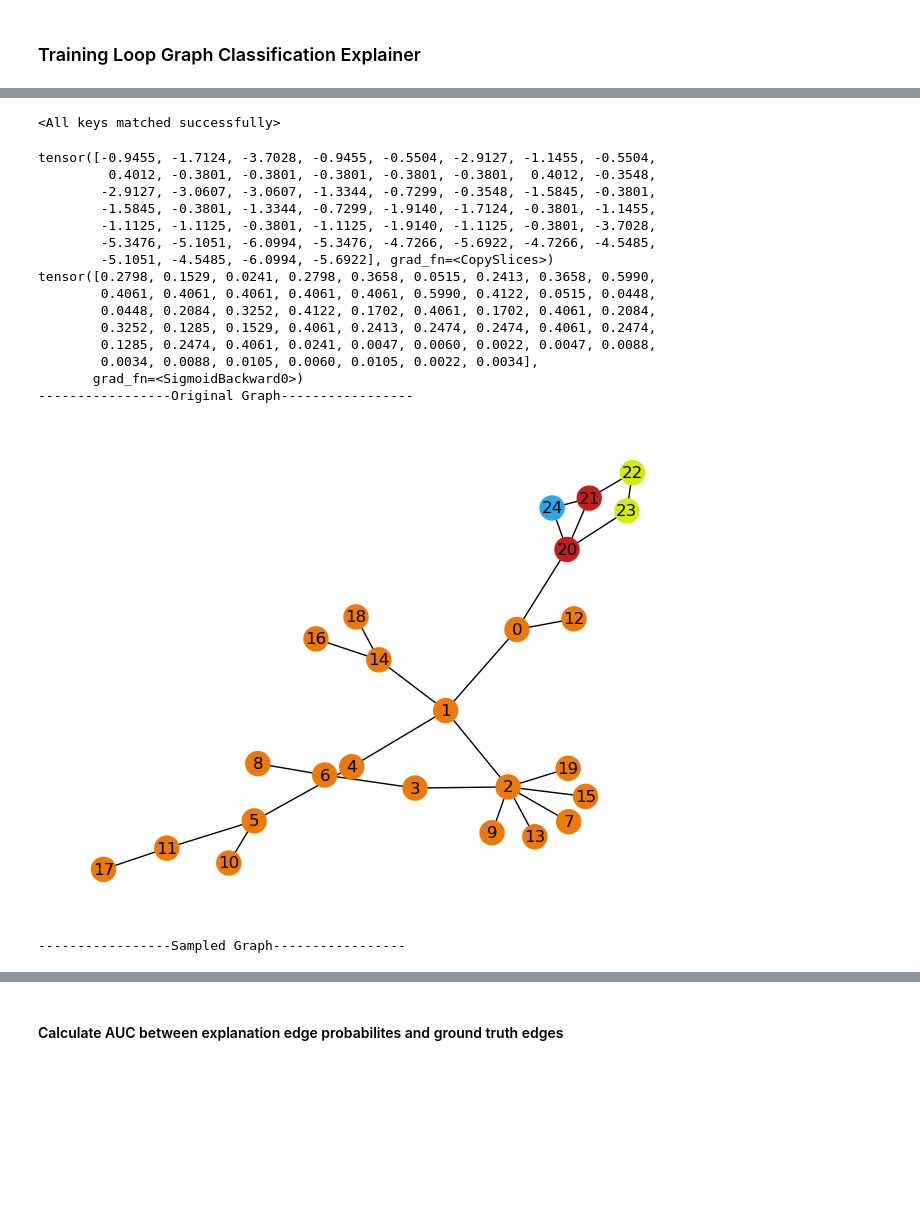
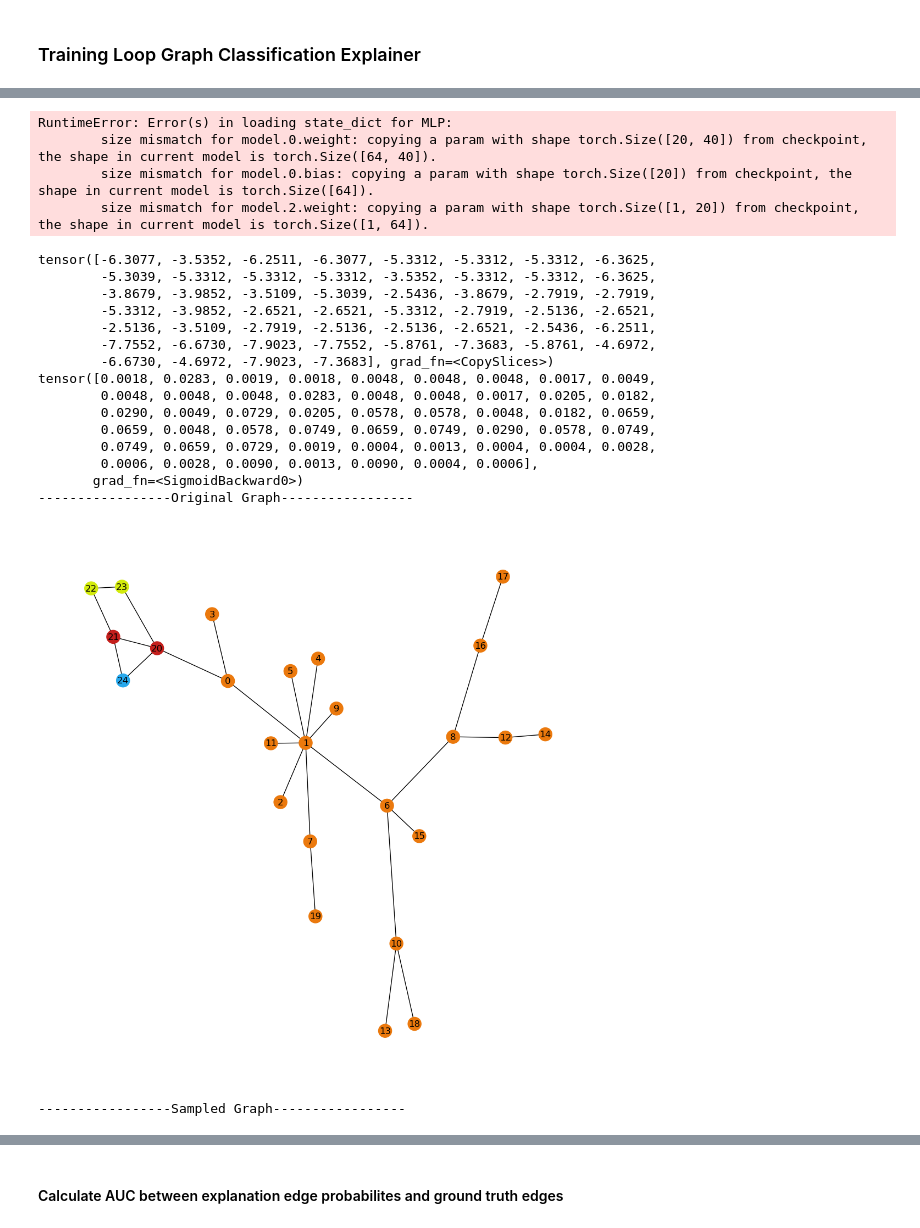
Before and after one commit to TrstnSch/BT-ML-PGESAT, a Jupyter notebook: code/PGExplainer/train_explainer_BA2Motif.ipynb, the cells around one changed output, grey strips where cells are left out. Cells and saved outputs as stored; diff of their text form; code cells hidden in the pictures; blank space fills up the shorter version.

```diff
--- a/code/PGExplainer/train_explainer_BA2Motif.ipynb
+++ b/code/PGExplainer/train_explainer_BA2Motif.ipynb
@@ -28,7 +29,7 @@ importlib.reload(evaluation)
 # %% [markdown]
 ### Parameters Explainer
 # %%
-batch_size = 32
+batch_size = 16
 sampled_graphs = 20
 
 learning_rate_mlp = 0.003       #Paper: 0.003,
@@ -163,12 +205,15 @@ torch.save(mlp.state_dict(), f"models/compare/explainerBA2Motif_weightsCombined_
 # %%
-mlp = networks.MLP(features = 40)     # Adjust according to data and task
+mlp = explainer.MLP(GraphTask=True)     # Adjust according to data and task
 mlp.load_state_dict(torch.load("models/explainerBA2Motif_sequential_batched64", weights_only=True))
 # %% [output]
-<All keys matched successfully>
+RuntimeError: Error(s) in loading state_dict for MLP:
+        size mismatch for model.0.weight: copying a param with shape torch.Size([20, 40]) from checkpoint, the shape in current model is torch.Size([64, 40]).
+        size mismatch for model.0.bias: copying a param with shape torch.Size([20]) from checkpoint, the shape in current model is torch.Size([64]).
+        size mismatch for model.2.weight: copying a param with shape torch.Size([1, 20]) from checkpoint, the shape in current model is torch.Size([1, 64]).
 # %%
 k = 5
 
-data1 = test_dataset[31]
+data1 = test_dataset[32]
 
 printLoader = DataLoader([data1], 1, False)
 # %%
@@ -178,48 +223,50 @@ modelGraphGNN.eval()
 w_ij = mlp.forward(modelGraphGNN, data1.x, data1.edge_index)
 
 print(w_ij)
 
 edge_ij = mlp.sampleGraph(w_ij, temperature)
 print(edge_ij)
 
-_, top_k_indices = torch.topk(edge_ij, k=k*2, largest=False)
+_, top_k_indices = torch.topk(edge_ij, k=k*2, largest=True)
 
 mask = torch.zeros_like(edge_ij, dtype=torch.bool)
 mask[top_k_indices] = True
 
 sortedTopK, indices = torch.sort(top_k_indices)
 
 edge_index_masked = data1.edge_index[:,mask]
 weights_masked = edge_ij[sortedTopK]                # This is ordered by size
 
 # edge_index_masked and weights_masked to display top 5 edges; data1.edge_index and w_ij to display original graph
 Gs = Data(x=data1.x, edge_index=edge_index_masked, edge_attr=weights_masked)
 
 #print(Gs.edge_attr)
 #print(weights_masked)
 
 print("-----------------Original Graph-----------------")
 
-pos = utils.plotGraph(data1, MUTAG=MUTAG)
+#pos = utils.plotGraph(data1, MUTAG=MUTAG)
+pos = utils.plotGraphAll(data1, number_nodes=True, graph_task=True)
 
 print("-----------------Sampled Graph-----------------")
 
-pos1 = utils.plotGraph(Gs, pos=pos, color_map=None, edge_weights=True, MUTAG=MUTAG)
+#pos1 = utils.plotGraph(Gs, pos=pos, color_map=None, edge_weights=True, MUTAG=MUTAG)
+pos1 = utils.plotGraphAll(Gs, pos=pos, number_nodes=True, graph_task=True, edge_weights=True)
 # %% [output]
-tensor([-0.9455, -1.7124, -3.7028, -0.9455, -0.5504, -2.9127, -1.1455, -0.5504,
-         0.4012, -0.3801, -0.3801, -0.3801, -0.3801, -0.3801,  0.4012, -0.3548,
-        -2.9127, -3.0607, -3.0607, -1.3344, -0.7299, -0.3548, -1.5845, -0.3801,
-        -1.5845, -0.3801, -1.3344, -0.7299, -1.9140, -1.7124, -0.3801, -1.1455,
-        -1.1125, -1.1125, -0.3801, -1.1125, -1.9140, -1.1125, -0.3801, -3.7028,
-        -5.3476, -5.1051, -6.0994, -5.3476, -4.7266, -5.6922, -4.7266, -4.5485,
-        -5.1051, -4.5485, -6.0994, -5.6922], grad_fn=<CopySlices>)
-tensor([0.2798, 0.1529, 0.0241, 0.2798, 0.3658, 0.0515, 0.2413, 0.3658, 0.5990,
-        0.4061, 0.4061, 0.4061, 0.4061, 0.4061, 0.5990, 0.4122, 0.0515, 0.0448,
-        0.0448, 0.2084, 0.3252, 0.4122, 0.1702, 0.4061, 0.1702, 0.4061, 0.2084,
-        0.3252, 0.1285, 0.1529, 0.4061, 0.2413, 0.2474, 0.2474, 0.4061, 0.2474,
-        0.1285, 0.2474, 0.4061, 0.0241, 0.0047, 0.0060, 0.0022, 0.0047, 0.0088,
-        0.0034, 0.0088, 0.0105, 0.0060, 0.0105, 0.0022, 0.0034],
+tensor([-6.3077, -3.5352, -6.2511, -6.3077, -5.3312, -5.3312, -5.3312, -6.3625,
+        -5.3039, -5.3312, -5.3312, -5.3312, -3.5352, -5.3312, -5.3312, -6.3625,
+        -3.8679, -3.9852, -3.5109, -5.3039, -2.5436, -3.8679, -2.7919, -2.7919,
+        -5.3312, -3.9852, -2.6521, -2.6521, -5.3312, -2.7919, -2.5136, -2.6521,
+        -2.5136, -3.5109, -2.7919, -2.5136, -2.5136, -2.6521, -2.5436, -6.2511,
+        -7.7552, -6.6730, -7.9023, -7.7552, -5.8761, -7.3683, -5.8761, -4.6972,
+        -6.6730, -4.6972, -7.9023, -7.3683], grad_fn=<CopySlices>)
+tensor([0.0018, 0.0283, 0.0019, 0.0018, 0.0048, 0.0048, 0.0048, 0.0017, 0.0049,
+        0.0048, 0.0048, 0.0048, 0.0283, 0.0048, 0.0048, 0.0017, 0.0205, 0.0182,
+        0.0290, 0.0049, 0.0729, 0.0205, 0.0578, 0.0578, 0.0048, 0.0182, 0.0659,
+        0.0659, 0.0048, 0.0578, 0.0749, 0.0659, 0.0749, 0.0290, 0.0578, 0.0749,
+        0.0749, 0.0659, 0.0729, 0.0019, 0.0004, 0.0013, 0.0004, 0.0004, 0.0028,
+        0.0006, 0.0028, 0.0090, 0.0013, 0.0090, 0.0004, 0.0006],
        grad_fn=<SigmoidBackward0>)
 -----------------Original Graph-----------------
-[figure, old version]
+[figure, new version]
 -----------------Sampled Graph-----------------
```
Also changed, not shown: parts of 8 cells of this notebook, 2 other files.
